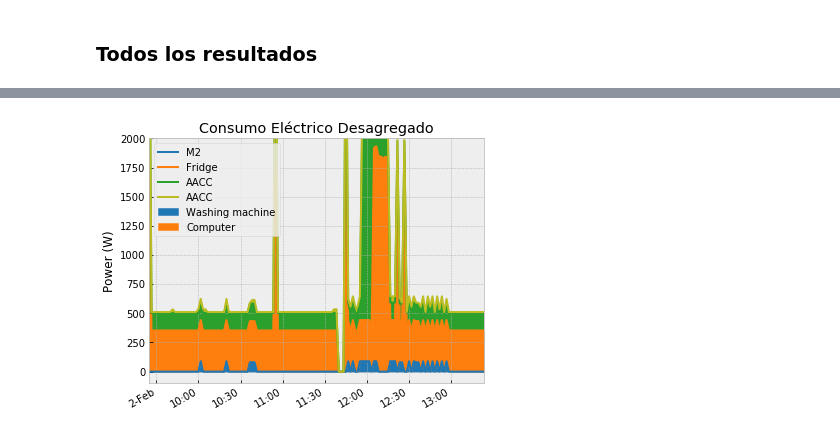
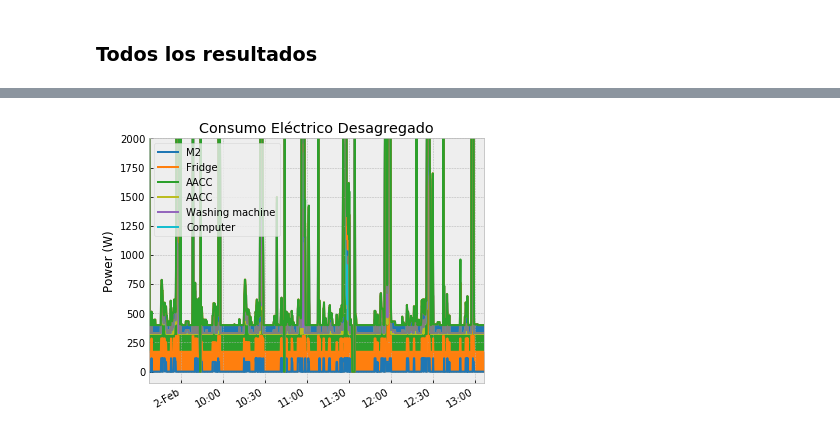
Before and after one commit to crn565/NILMTK_ozm_vs_iawe, a Jupyter notebook: 7.- DESAGREGACION.ipynb, the cells around one changed output, grey strips where cells are left out. Saved outputs shown, nothing was run; the diff lists cells and outputs as text; code cells hidden in the pictures.

```diff
--- a/7.- DESAGREGACION.ipynb
+++ b/7.- DESAGREGACION.ipynb
@@ -265,0 +230,14 @@ ax2.set(title='Pred')
+# %%
+rcParams['figure.figsize'] = (6, 5)
+
+df_d=test_elec.select(instance=[1]).dataframe_of_meters(ac_type='active')
+ax1 = df_d.plot(kind='area',color=colors)
+next(test_elec[1].load(ac_type='active')).plot(ax=ax1, c='r')
+
+#etiquetas
+ax1.legend(labels[1:7])
+ax1.set(title='Consumo Eléctrico Desagregado')
+ax1.set_xticklabels(['1','2', '3', '4','5','6','7', '8','9'])
+ax1.set(ylabel='Power (W)')
+ax1.annotate("Periodo=1800s", xycoords='axes pixels', xy=(5, 110))
+ax1.set_ylim(-100,3200)
@@ -318,17 +303,17 @@ Energía No medida: -3.3000000000000007
 # %%
 rcParams['figure.figsize'] = (6, 5)
 
-df_d=results_elec.select(instance=[3,4,5,7]).dataframe_of_meters(ac_type='active')
+df_d=results_elec.select(instance=[3,4,5,6,7,8,9,10,11,12]).dataframe_of_meters(ac_type='active')
 
 ax1 = df_d.plot(kind='area',color=colors)
 #etiquetas
 ax1.legend(labels[1:7])
 ax1.set(title='Consumo Eléctrico Desagregado')
 ax1.set_xticklabels(['2-Feb','10:00', '10:30', '11:00','11:30','12:00','12:30', '13:00','13:15'])
 ax1.set(ylabel='Power (W)')
 #ax1.annotate("Periodo=30s", xycoords='axes pixels', xy=(5, 110))
 ax1.set_ylim(-100,2000)
 #guarda gráfico
 plt.savefig('./data/images/6.3_Plot_results_1.2.svg', bbox_inches='tight', transparent=True)
 # %% [output]
-[figure, old version]
+[figure, new version]
```
Also changed, not shown: parts of 15 cells of this notebook.
